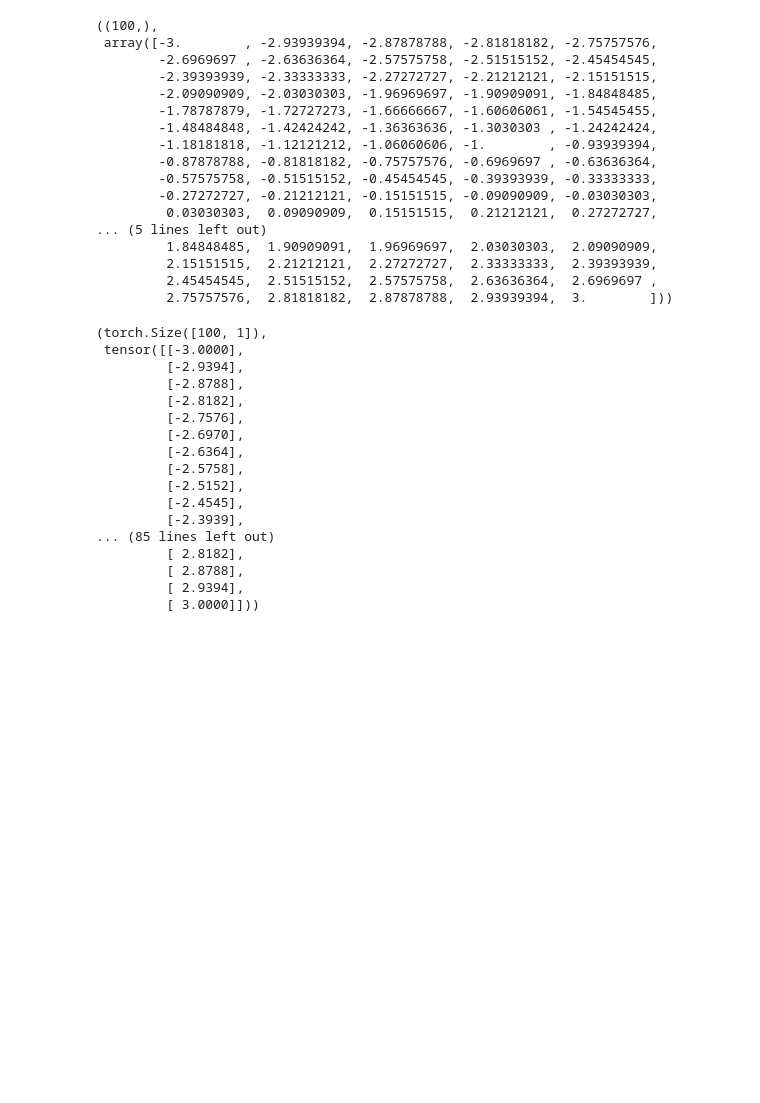
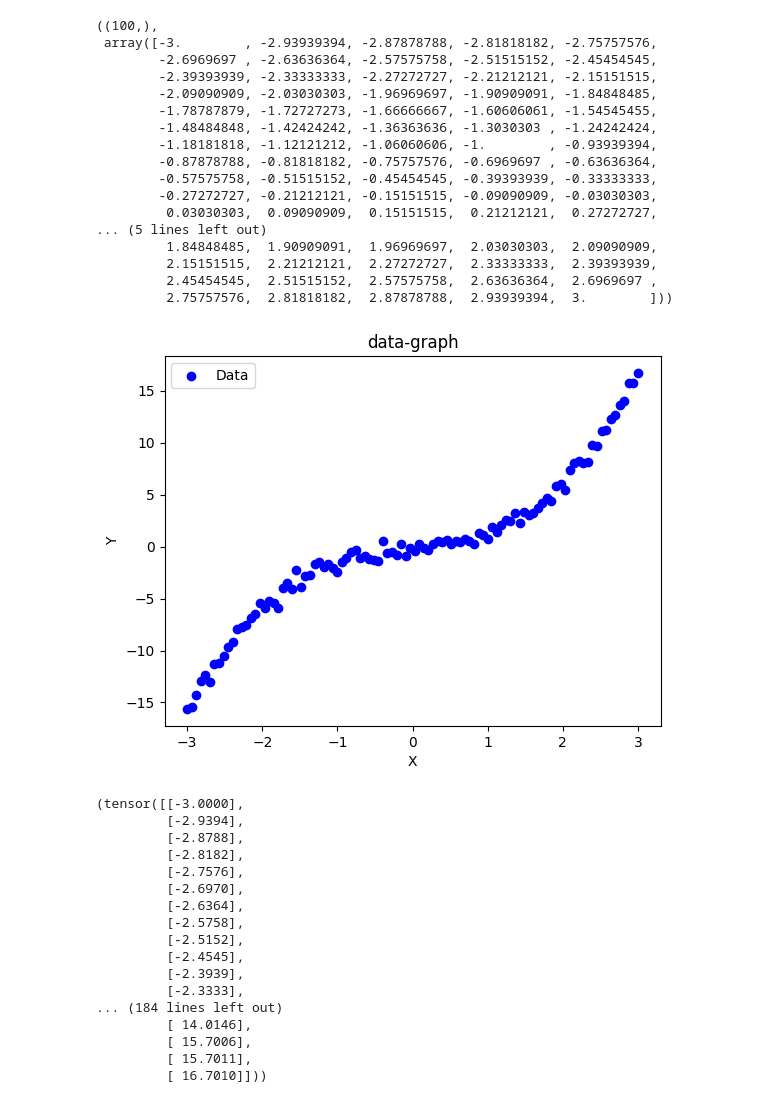
Before and after one commit to xSp1231/DeepLearning, a Jupyter notebook: jupyter/pytorch拟合曲线.ipynb, the cells around one changed output. Saved outputs shown, nothing was run; the diff lists cells and outputs as text; code cells hidden in the pictures; blank space fills up the shorter version.

```diff
--- a/jupyter/pytorch拟合曲线.ipynb
+++ b/jupyter/pytorch拟合曲线.ipynb
@@ -30,13 +30,21 @@ x.shape, x
          2.15151515,  2.21212121,  2.27272727,  2.33333333,  2.39393939,
          2.45454545,  2.51515152,  2.57575758,  2.63636364,  2.6969697 ,
          2.75757576,  2.81818182,  2.87878788,  2.93939394,  3.        ]))
+# %%
+plt.scatter(x, y, label='Data', color='blue')
+plt.xlabel('X')
+plt.ylabel('Y')
+plt.legend()
+plt.title('data-graph')
+plt.show()
+# %% [output]
+[figure, added]
 # %%
-x_tensor = torch.tensor(x, dtype=torch.float32).reshape(-1, 1)  # 将numpy数组转化为张量
+x_tensor = torch.tensor(x, dtype=torch.float32).reshape(-1, 1)  # 将numpy数组转化为张量  100*1
 y_tensor = torch.tensor(y, dtype=torch.float32).reshape(-1, 1)
-x_tensor.shape, x_tensor  # 100个样本
+x_tensor,y_tensor  # 100个样本
 # %% [output]
-(torch.Size([100, 1]),
- tensor([[-3.0000],
+(tensor([[-3.0000],
          [-2.9394],
          [-2.8788],
          [-2.8182],
@@ -47,11 +55,12 @@ x_tensor.shape, x_tensor  # 100个样本
          [-2.5152],
          [-2.4545],
          [-2.3939],
-... (85 lines left out)
-         [ 2.8182],
-         [ 2.8788],
-         [ 2.9394],
-         [ 3.0000]]))
+         [-2.3333],
+... (184 lines left out)
+         [ 14.0146],
+         [ 15.7006],
+         [ 15.7011],
+         [ 16.7010]]))
 # %%
 # 定义模型类
 class QuadraticModel(nn.Module):
```
Also changed, not shown: parts of 3 cells of this notebook, 26 other files.
